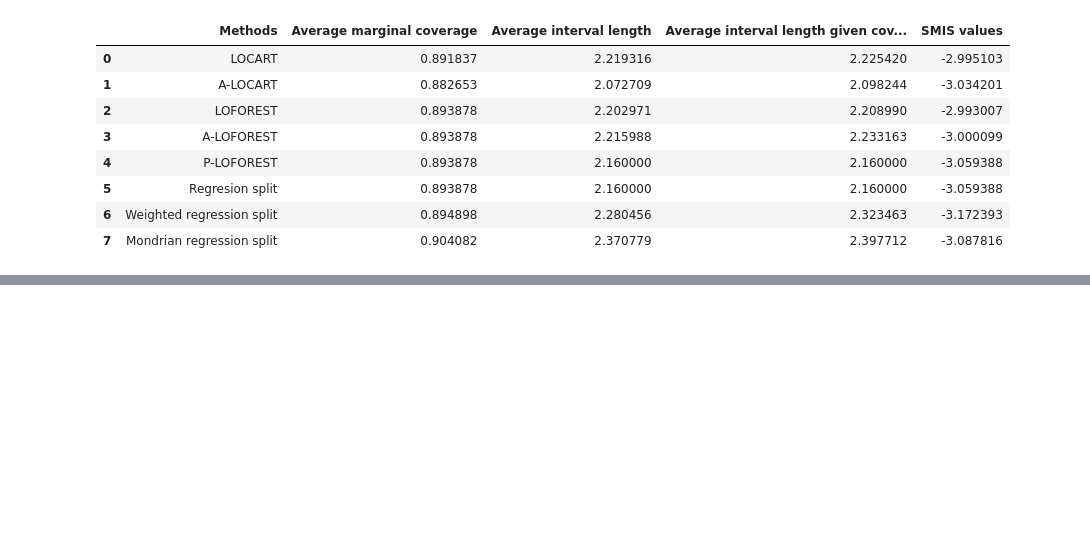
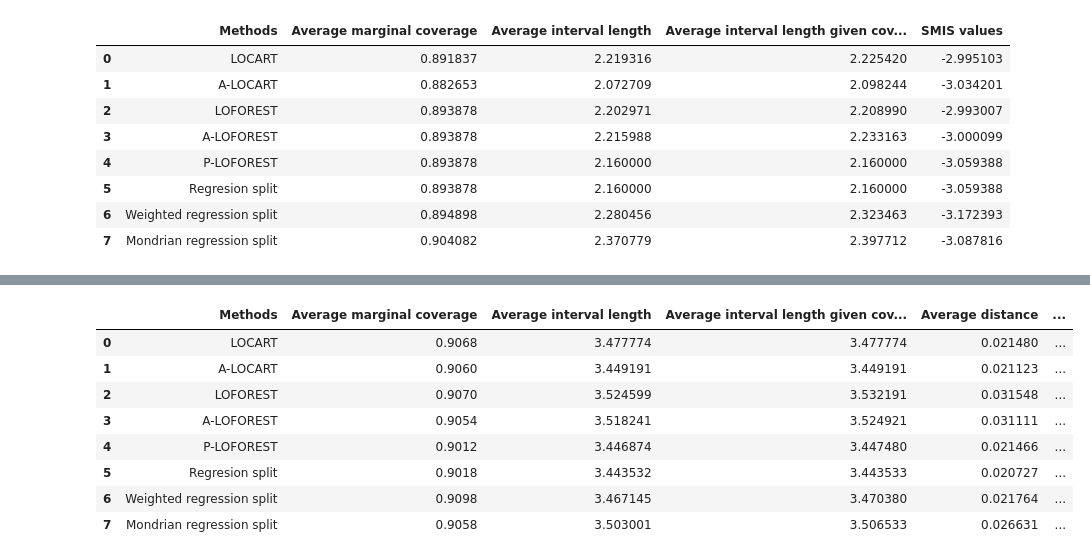
Before and after one commit to Monoxido45/CSI, a Jupyter notebook: experiments/loforest.ipynb, the cells around one changed output, grey strips where cells are left out. Drawn from its saved outputs; the diff is of its cells as text; code cells hidden in the pictures; blank space fills up the shorter version.

```diff
--- a/experiments/loforest.ipynb
+++ b/experiments/loforest.ipynb
@@ -2016,0 +2325,12 @@ winewhite
+# %%
+homosc_metrics_dict["5"]
+# %% [output]
+|  | Methods | Average marginal coverage | Average interval length | Average interval length given cov... | Average distance | ... |
+| 0 | LOCART | 0.9068 | 3.477774 | 3.477774 | 0.021480 | ... |
+| 1 | A-LOCART | 0.9060 | 3.449191 | 3.449191 | 0.021123 | ... |
+| 2 | LOFOREST | 0.9070 | 3.524599 | 3.532191 | 0.031548 | ... |
+| 3 | A-LOFOREST | 0.9054 | 3.518241 | 3.524921 | 0.031111 | ... |
+| 4 | P-LOFOREST | 0.9012 | 3.446874 | 3.447480 | 0.021466 | ... |
+| 5 | Regresion split | 0.9018 | 3.443532 | 3.443533 | 0.020727 | ... |
+| 6 | Weighted regression split | 0.9098 | 3.467145 | 3.470380 | 0.021764 | ... |
+| 7 | Mondrian regression split | 0.9058 | 3.503001 | 3.506533 | 0.026631 | ... |
```
Also changed, not shown: parts of 56 cells of this notebook.
